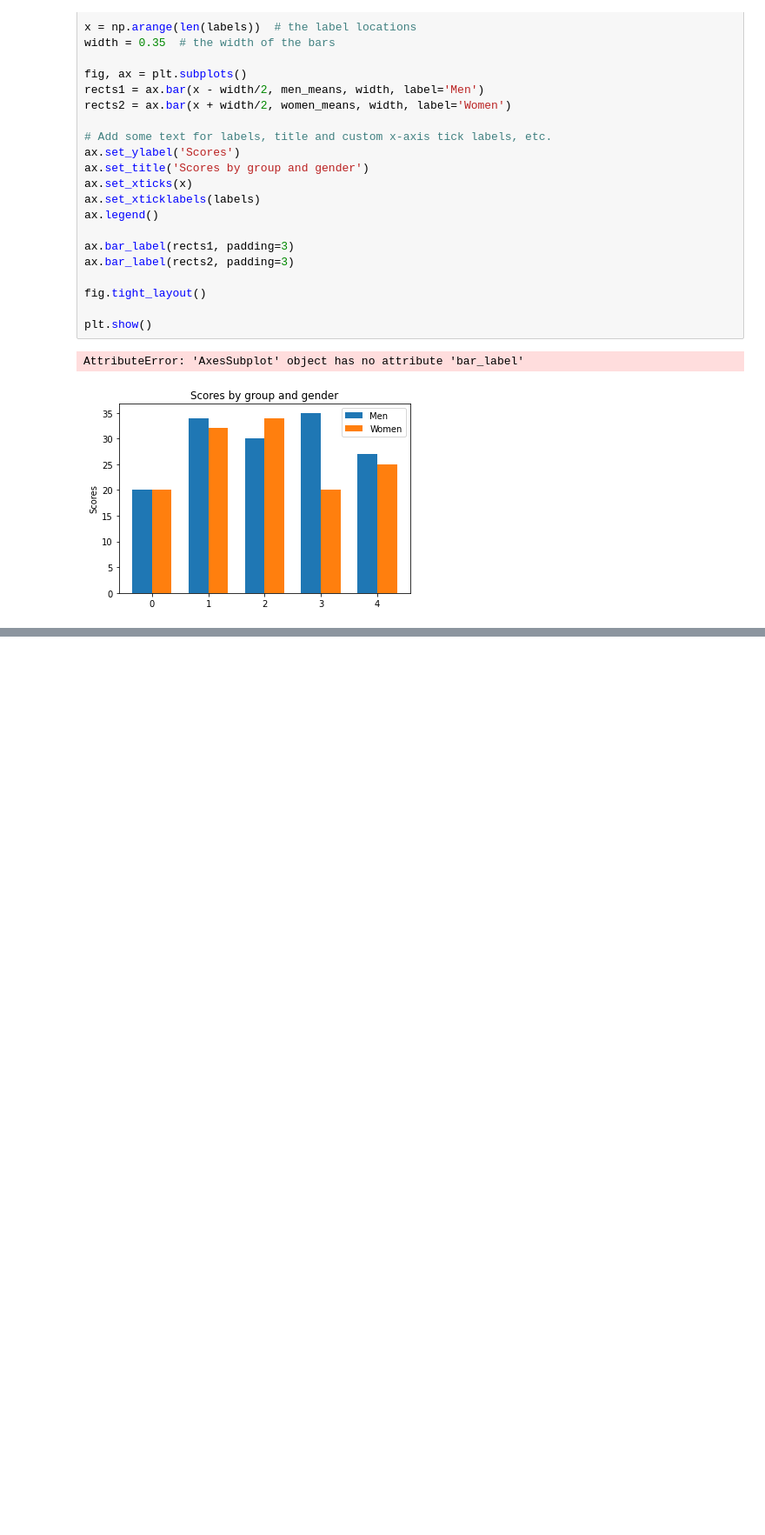
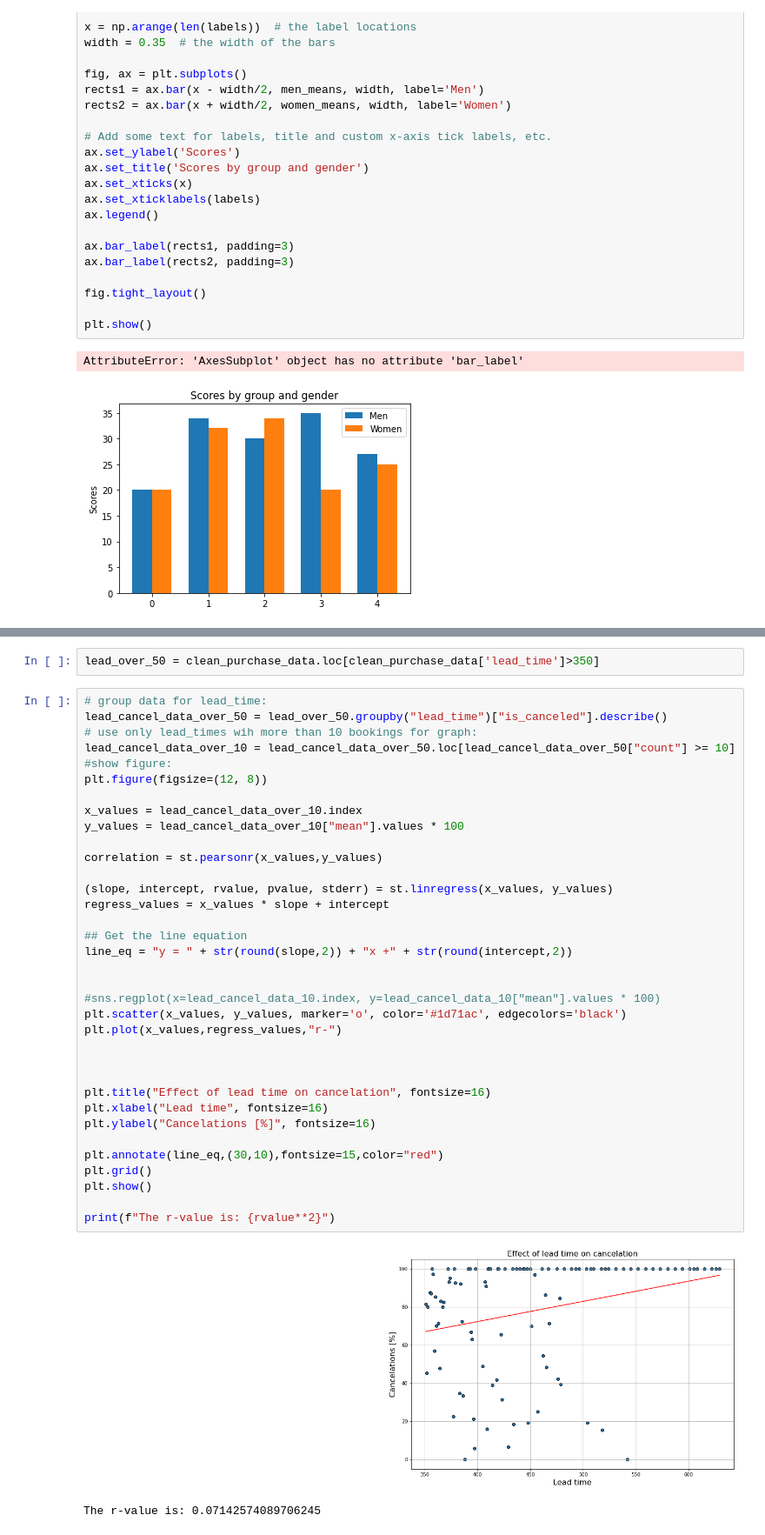
Before and after one commit to carlosmendozaj/Project_Booking_Demand, a Jupyter notebook: Leo_Notebook.ipynb, the cells around one changed output, grey strips where cells are left out. Shown: that part at 87% size. Drawn from its saved outputs; the diff is of its cells as text; blank space fills up the shorter version.

```diff
--- a/Leo_Notebook.ipynb
+++ b/Leo_Notebook.ipynb
@@ -185,0 +352,40 @@ AttributeError: 'AxesSubplot' object has no attribute 'bar_label'
+# %%
+lead_over_50 = clean_purchase_data.loc[clean_purchase_data['lead_time']>350]
+# %%
+# group data for lead_time:
+lead_cancel_data_over_50 = lead_over_50.groupby("lead_time")["is_canceled"].describe()
+# use only lead_times wih more than 10 bookings for graph:
+lead_cancel_data_over_10 = lead_cancel_data_over_50.loc[lead_cancel_data_over_50["count"] >= 10]
+#show figure:
+plt.figure(figsize=(12, 8))
+
+x_values = lead_cancel_data_over_10.index
+y_values = lead_cancel_data_over_10["mean"].values * 100
+
+correlation = st.pearsonr(x_values,y_values)
+
+(slope, intercept, rvalue, pvalue, stderr) = st.linregress(x_values, y_values)
+regress_values = x_values * slope + intercept
+
+## Get the line equation
+line_eq = "y = " + str(round(slope,2)) + "x +" + str(round(intercept,2))
+
+
+#sns.regplot(x=lead_cancel_data_10.index, y=lead_cancel_data_10["mean"].values * 100)
+plt.scatter(x_values, y_values, marker='o', color='#1d71ac', edgecolors='black')
+plt.plot(x_values,regress_values,"r-")
+
+
+
+plt.title("Effect of lead time on cancelation", fontsize=16)
+plt.xlabel("Lead time", fontsize=16)
+plt.ylabel("Cancelations [%]", fontsize=16)
+
+plt.annotate(line_eq,(30,10),fontsize=15,color="red")
+plt.grid()
+plt.show()
+
+print(f"The r-value is: {rvalue**2}")
+# %% [output]
+[figure, added]
+The r-value is: 0.07142574089706245
```
Also changed, not shown: parts of 15 cells of this notebook.
